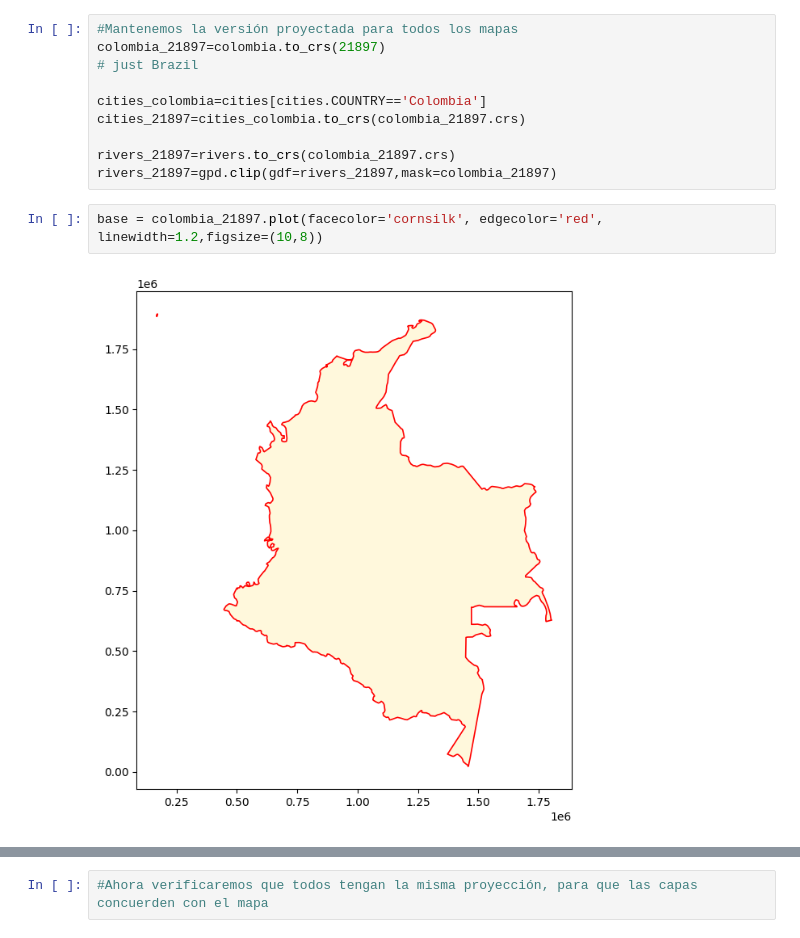
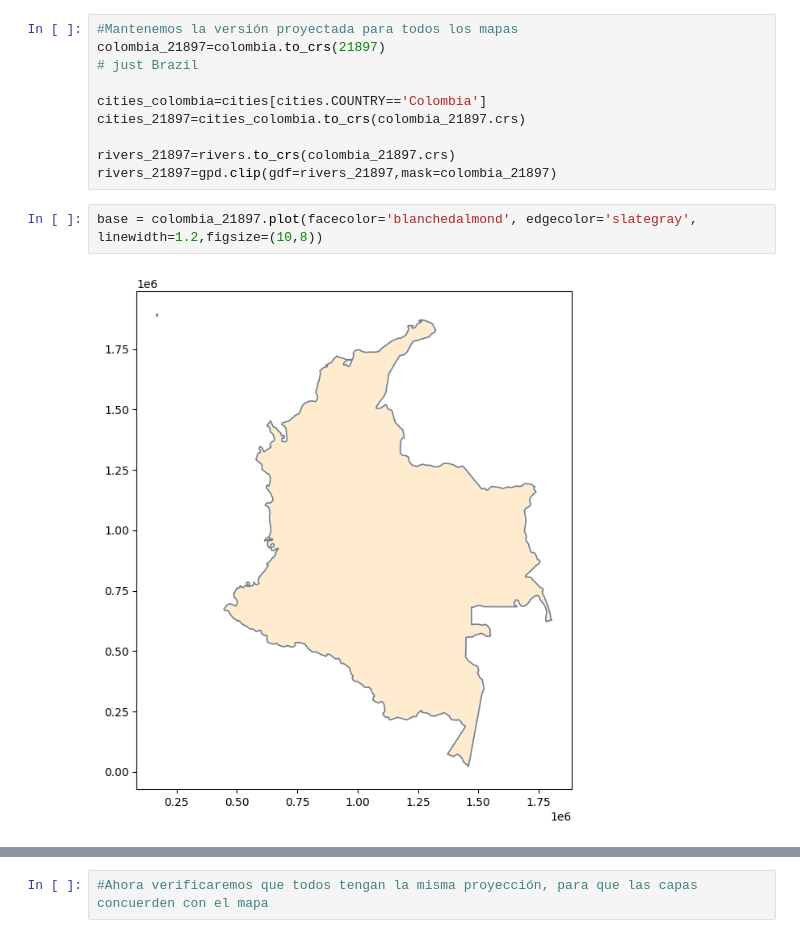
Before and after one commit to ZairaYacsavilca/simpleplot, a Jupyter notebook: Untitled.ipynb, the cells around one changed output, grey strips where cells are left out. Saved outputs shown, nothing was run; the diff lists cells and outputs as text.

```diff
--- a/Untitled.ipynb
+++ b/Untitled.ipynb
@@ -131,7 +131,7 @@ cities_21897=cities_colombia.to_crs(colombia_21897.crs)
 rivers_21897=rivers.to_crs(colombia_21897.crs)
 rivers_21897=gpd.clip(gdf=rivers_21897,mask=colombia_21897)
 # %%
-base = colombia_21897.plot(facecolor='cornsilk', edgecolor='red', linewidth=1.2,figsize=(10,8))
+base = colombia_21897.plot(facecolor='blanchedalmond', edgecolor='slategray', linewidth=1.2,figsize=(10,8))
 # %% [output]
-[figure, old version]
+[figure, new version]
 # %%
```
Also changed, not shown: parts of 9 cells of this notebook, 1 other file.
